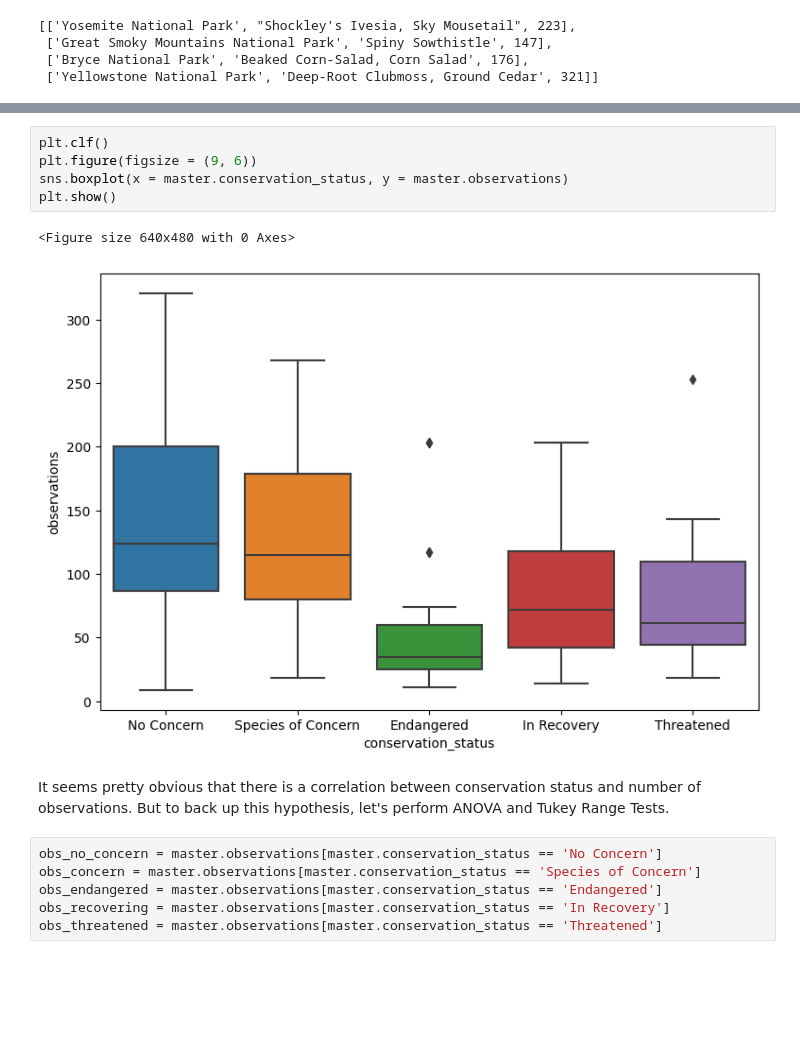
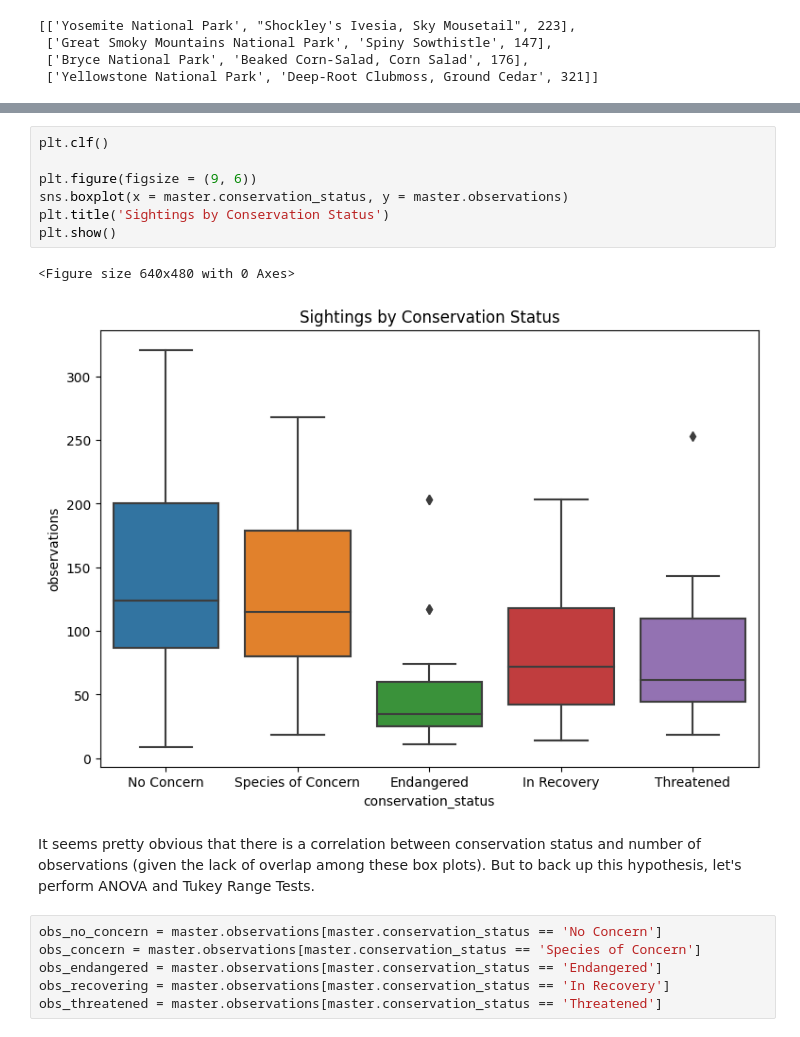
Before and after one commit to karl-bjorkman/data-analyst-portfolio, a Jupyter notebook: biodiversity-project/biodiversity_project.ipynb, the cells around one changed output, grey strips where cells are left out. Cells and saved outputs as stored; diff of their text form; blank space fills up the shorter version.

```diff
--- a/biodiversity-project/biodiversity_project.ipynb
+++ b/biodiversity-project/biodiversity_project.ipynb
@@ -315,13 +437,15 @@ plt.show()
 # %%
 plt.clf()
+
 plt.figure(figsize = (9, 6))
 sns.boxplot(x = master.conservation_status, y = master.observations)
+plt.title('Sightings by Conservation Status')
 plt.show()
 # %% [output]
 <Figure size 640x480 with 0 Axes>
-[figure, old version]
+[figure, new version]
 # %% [markdown]
-It seems pretty obvious that there is a correlation between conservation status and number of observations. But to back up this hypothesis, let's perform ANOVA and Tukey Range Tests.
+It seems pretty obvious that there is a correlation between conservation status and number of observations (given the lack of overlap among these box plots). But to back up this hypothesis, let's perform ANOVA and Tukey Range Tests.
 # %%
 obs_no_concern = master.observations[master.conservation_status == 'No Concern']
 obs_concern = master.observations[master.conservation_status == 'Species of Concern']
```
Also changed, not shown: parts of 16 cells of this notebook.
